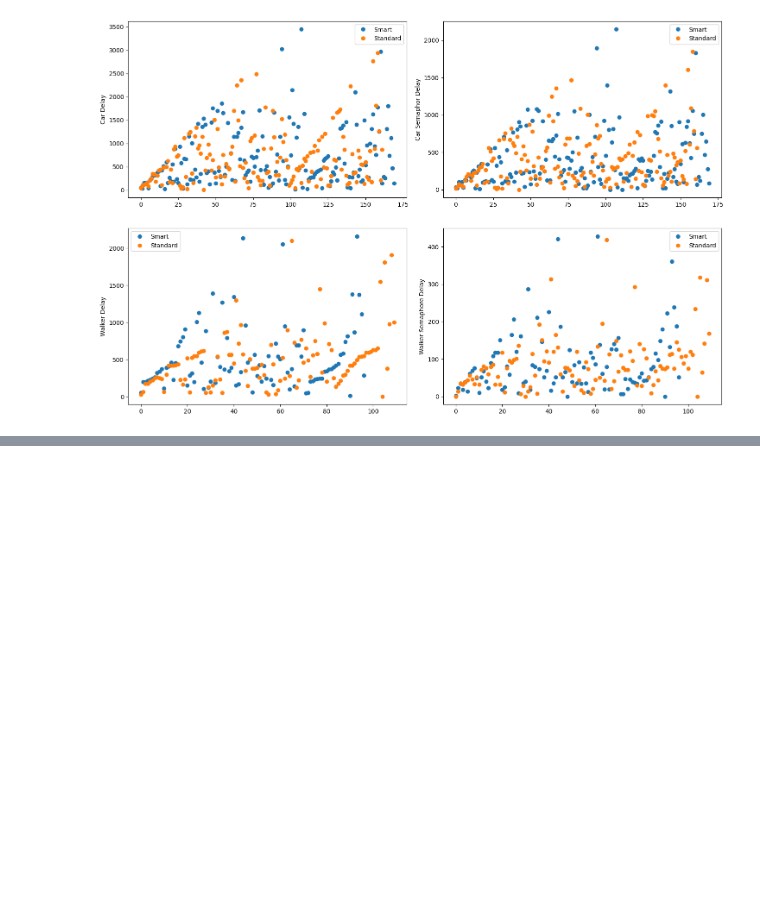
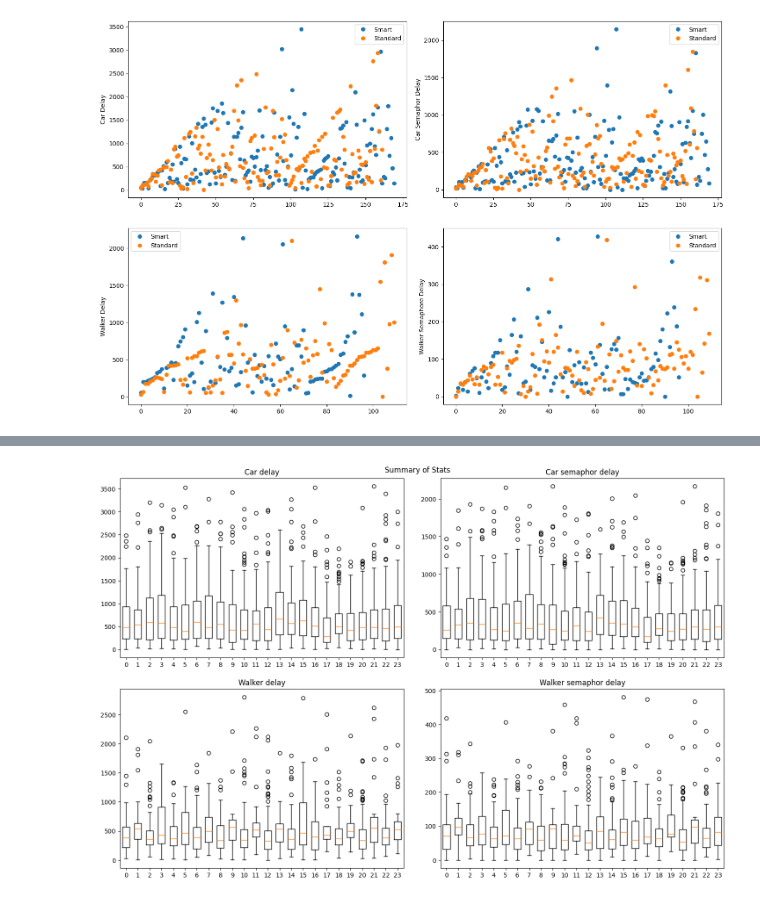
Before and after one commit to BritoAlv/proyecto-ia, a Jupyter notebook: src/simulation_results/Stats.ipynb, the cells around one changed output, grey strips where cells are left out. Saved outputs shown, nothing was run; the diff lists cells and outputs as text; code cells hidden in the pictures; blank space fills up the shorter version.

```diff
--- a/src/simulation_results/Stats.ipynb
+++ b/src/simulation_results/Stats.ipynb
@@ -235,0 +393,4 @@ StatObject.plot_times_dot_histogram((smarts[:2], "Smart"), (standard[:2], "Stand
+# %%
+StatObject.plot_summary(standard)
+# %% [output]
+[figure, added]
```
Also changed, not shown: parts of 6 cells of this notebook.
